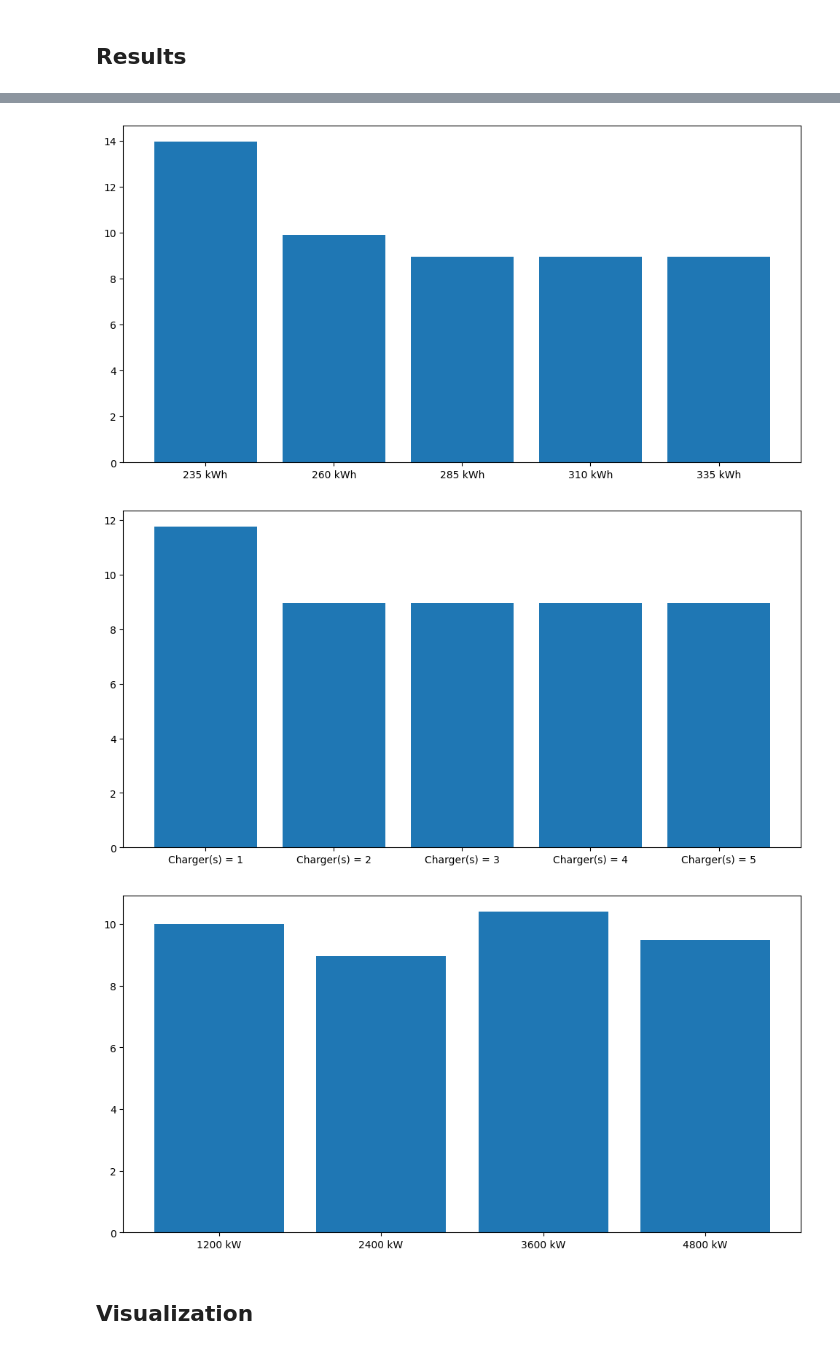
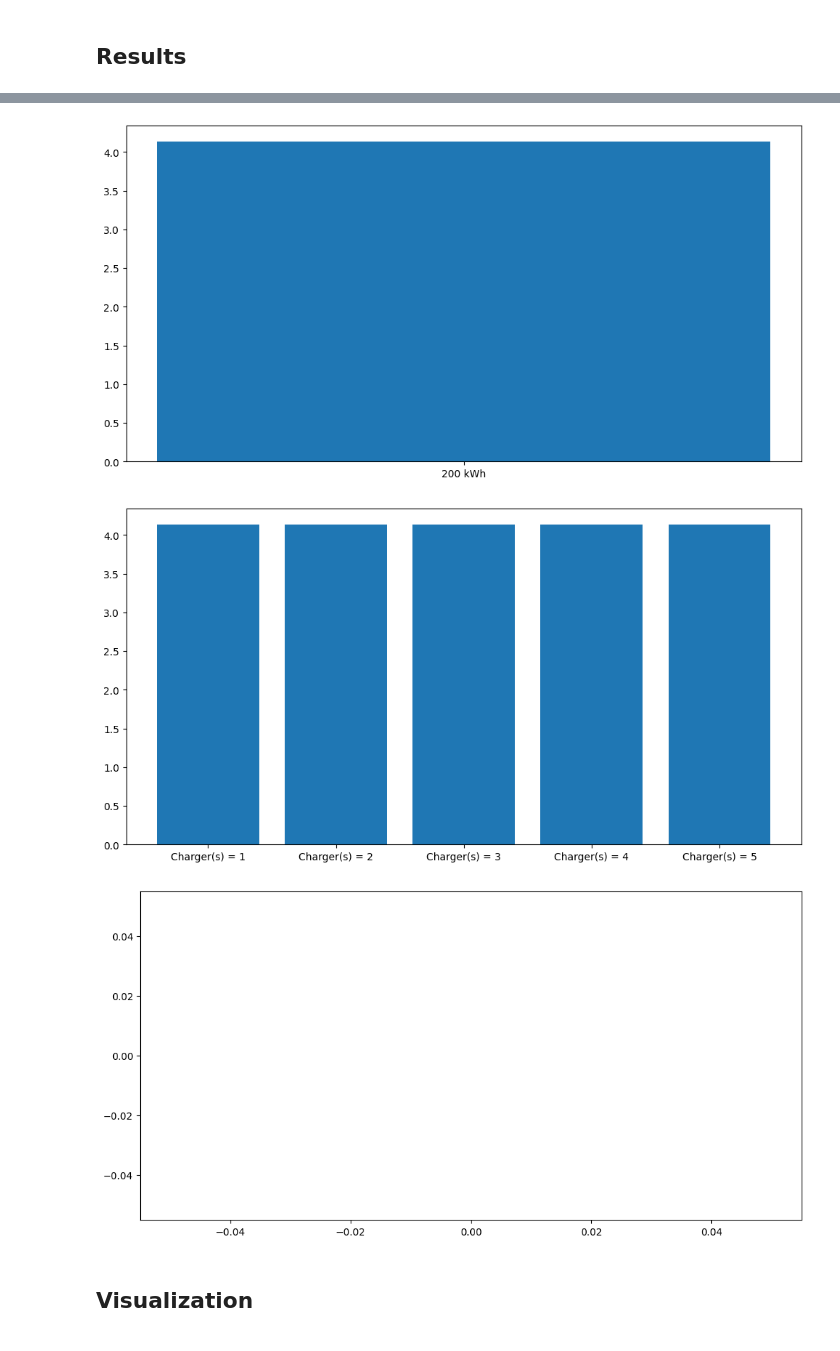
Before and after one commit to jmanzolli/SMaRTE-electric-bus-smart-charging-platform, a Jupyter notebook: Sensitivity/model_sensitivity.ipynb, the cells around one changed output, grey strips where cells are left out. Drawn from its saved outputs; the diff is of its cells as text; code cells hidden in the pictures.

```diff
--- a/Sensitivity/model_sensitivity.ipynb
+++ b/Sensitivity/model_sensitivity.ipynb
@@ -12,7 +12,7 @@ import numpy as np
 import logging
 logging.getLogger('pyomo.core').setLevel(logging.ERROR)
 # %%
-data = pd.read_excel('Instances/input_small.xlsx', None)
+data = pd.read_excel('../Instances/input_small.xlsx', None)
 EXEC_PATH = '/Applications/CPLEX_Studio221/cplex/bin/x86-64_osx/cplex'
 # %% [markdown]
 ## Model definition
@@ -197,14 +197,14 @@ def numberBuses(num_bus):
         try:
             print("===== number of buses is:",i)
             C_bat = data['Buses']['Bus (kWh)'].tolist()
-            C_bat = [C_bat[1]] * i
+            C_bat = [C_bat[0]] * i
             model = createModel(data,k=i,C_bat=C_bat)
             opt.solve(model, tee=False)
             print("objective function is:", model.obj(),'\n')
             result.append(model.obj())
             axys_x.append('Bus(es) = '+str(i))
             Energy, Power, Degradation = visualizationData(model.K,model.T,model.e,model.w_buy,model.d)
-            with pd.ExcelWriter('Instances/output_sensitivity.xlsx',engine="openpyxl", mode='a',if_sheet_exists='new') as writer:
+            with pd.ExcelWriter('../Results/output_sensitivity.xlsx',engine="openpyxl", mode='a',if_sheet_exists='new') as writer:
                     Energy.to_excel(writer, sheet_name='energy-numBuses')
                     Power.to_excel(writer, sheet_name='power-numBuses')
                     Degradation.to_excel(writer, sheet_name='degradation-numBuses')
@@ -214,7 +214,7 @@ def numberBuses(num_bus):
     df_result = df_result.T
     df_result.columns = axys_x
     df_result.index = ['value']
-    with pd.ExcelWriter('Instances/output_sensitivity.xlsx',engine="openpyxl", mode='a',if_sheet_exists='new') as writer:
+    with pd.ExcelWriter('../Results/output_sensitivity.xlsx',engine="openpyxl", mode='a',if_sheet_exists='new') as writer:
         df_result.to_excel(writer,sheet_name='sensitivity_bus')
     plt.subplots(figsize=(12,6))
     plt.bar(axys_x,result)
@@ -233,7 +233,7 @@ def batCapacity(bat_begin,bat_end,step):
             result.append(model.obj())
             axys_x.append(str(bat)+' kWh')
             Energy, Power, Degradation = visualizationData(model.K,model.T,model.e,model.w_buy,model.d)
-            with pd.ExcelWriter('Instances/output_sensitivity.xlsx',engine="openpyxl", mode='a',if_sheet_exists='new') as writer:
+            with pd.ExcelWriter('../Results/output_sensitivity.xlsx',engine="openpyxl", mode='a',if_sheet_exists='new') as writer:
                     Energy.to_excel(writer, sheet_name='energy-batCapacity')
                     Power.to_excel(writer, sheet_name='power-batCapacity')
                     Degradation.to_excel(writer, sheet_name='degradation-batCapacity')
@@ -243,7 +243,7 @@ def batCapacity(bat_begin,bat_end,step):
     df_result = df_result.T
     df_result.columns = axys_x
     df_result.index = ['value']
-    with pd.ExcelWriter('Instances/output_sensitivity.xlsx',engine="openpyxl", mode='a',if_sheet_exists='replace') as writer:
+    with pd.ExcelWriter('../Results/output_sensitivity.xlsx',engine="openpyxl", mode='a',if_sheet_exists='replace') as writer:
         df_result.to_excel(writer,sheet_name='sensitivity_battery')
     plt.subplots(figsize=(12,6))
     plt.bar(axys_x,result)
@@ -256,14 +256,14 @@ def numberChargers(num_char):
         try:
             print("===== number of chargers is:",n)
             alpha = data['Chargers']['Charger (kWh/min)'].tolist()
-            alpha = [alpha[1]] * n
+            alpha = [alpha[0]] * n
             model = createModel(data,n=n,alpha=alpha)
             opt.solve(model, tee=False)
             print("objective function is:", model.obj(),'\n')
             result.append(model.obj())
             axys_x.append('Charger(s) = '+ str(n))
             Energy, Power, Degradation = visualizationData(model.K,model.T,model.e,model.w_buy,model.d)
-            with pd.ExcelWriter('Instances/output_sensitivity.xlsx',engine="openpyxl", mode='a',if_sheet_exists='new') as writer:
+            with pd.ExcelWriter('../Results/output_sensitivity.xlsx',engine="openpyxl", mode='a',if_sheet_exists='new') as writer:
                     Energy.to_excel(writer, sheet_name='energy-numChargers')
                     Power.to_excel(writer, sheet_name='power-numChargers')
                     Degradation.to_excel(writer, sheet_name='degradation-numChargers')
@@ -273,7 +273,7 @@ def numberChargers(num_char):
     df_result = df_result.T
     df_result.columns = axys_x
     df_result.index = ['value']
-    with pd.ExcelWriter('Instances/output_sensitivity.xlsx',engine="openpyxl", mode='a',if_sheet_exists='replace') as writer:
+    with pd.ExcelWriter('../Results/output_sensitivity.xlsx',engine="openpyxl", mode='a',if_sheet_exists='replace') as writer:
         df_result.to_excel(writer,sheet_name='sensitivity_chargers')
     plt.subplots(figsize=(12,6))
     plt.bar(axys_x,result)
@@ -292,7 +292,7 @@ def charPower(pow_begin,pow_end,step):
             result.append(model.obj())
             axys_x.append(str(int(pow*60))+' kW')
             Energy, Power, Degradation = visualizationData(model.K,model.T,model.e,model.w_buy,model.d)
-            with pd.ExcelWriter('Instances/output_sensitivity.xlsx',engine="openpyxl", mode='a',if_sheet_exists='new') as writer:
+            with pd.ExcelWriter('../Results/output_sensitivity.xlsx',engine="openpyxl", mode='a',if_sheet_exists='new') as writer:
                     Energy.to_excel(writer, sheet_name='energy-charPower')
                     Power.to_excel(writer, sheet_name='power-charPower')
                     Degradation.to_excel(writer, sheet_name='degradation-charPower')
@@ -302,7 +302,7 @@ def charPower(pow_begin,pow_end,step):
     df_result = df_result.T
     df_result.columns = axys_x
     df_result.index = ['value']
-    with pd.ExcelWriter('Instances/output_sensitivity.xlsx',engine="openpyxl", mode='a',if_sheet_exists='replace') as writer:
+    with pd.ExcelWriter('../Results/output_sensitivity.xlsx',engine="openpyxl", mode='a',if_sheet_exists='replace') as writer:
         df_result.to_excel(writer,sheet_name='sensitivity_power')
     plt.subplots(figsize=(12,6))
     plt.bar(axys_x,result)
@@ -319,7 +319,7 @@ def run_sensitivity(num_bus=None,battery=None,num_char=None,power=None):
     result_pow = None
     # creating an empty Excel file
     aux = pd.DataFrame(battery) # creatign the excel output file
-    with pd.ExcelWriter('Instances/output_sensitivity.xlsx') as writer:
+    with pd.ExcelWriter('../Results/output_sensitivity.xlsx') as writer:
         aux.to_excel(writer,sheet_name='sensitivity_bus')
 
     if num_bus != None:
@@ -337,10 +337,12 @@ def run_sensitivity(num_bus=None,battery=None,num_char=None,power=None):
 # %%
 # Defining the values for the sensitivity analysis
 
-num_bus = 5 # max. number of buses to iterate
-battery = [235,335,25] # begin, end, step
-num_char = 5 # max. number of chargers to iterate
-power = [20,80,20] # begin, end, step
+num_bus = 10 # max. number of buses to iterate
+battery = [100,350,25] # begin, end, step
+num_char = 10 # max. number of chargers to iterate
+power = [50,450,50]
+scale_factor = 60
+power = [float(i) / scale_factor for i in power]
 
 model_bus, model_bat, model_char, model_pow, result_bus, result_bat, result_char, result_pow = run_sensitivity(num_bus,battery,num_char,power)
 # %% [output]
@@ -365,6 +367,6 @@ objective function is: 9.4872
-[figure, old version]
+[figure, new version]
-[figure, old version]
+[figure, new version]
-[figure, old version]
+[figure, new version]
 # %% [markdown]
 ## Visualization
 # %%
```
Also changed, not shown: parts of 2 cells of this notebook, 14 other files.
